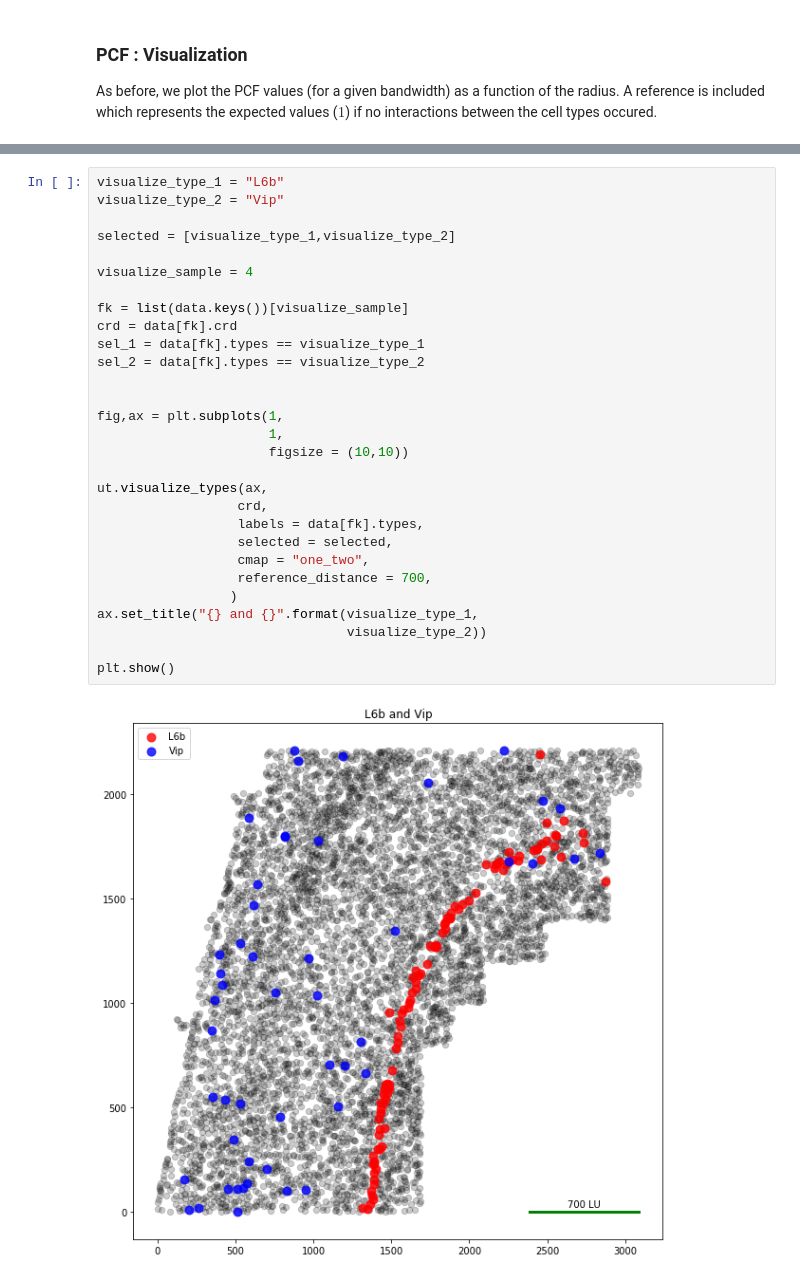
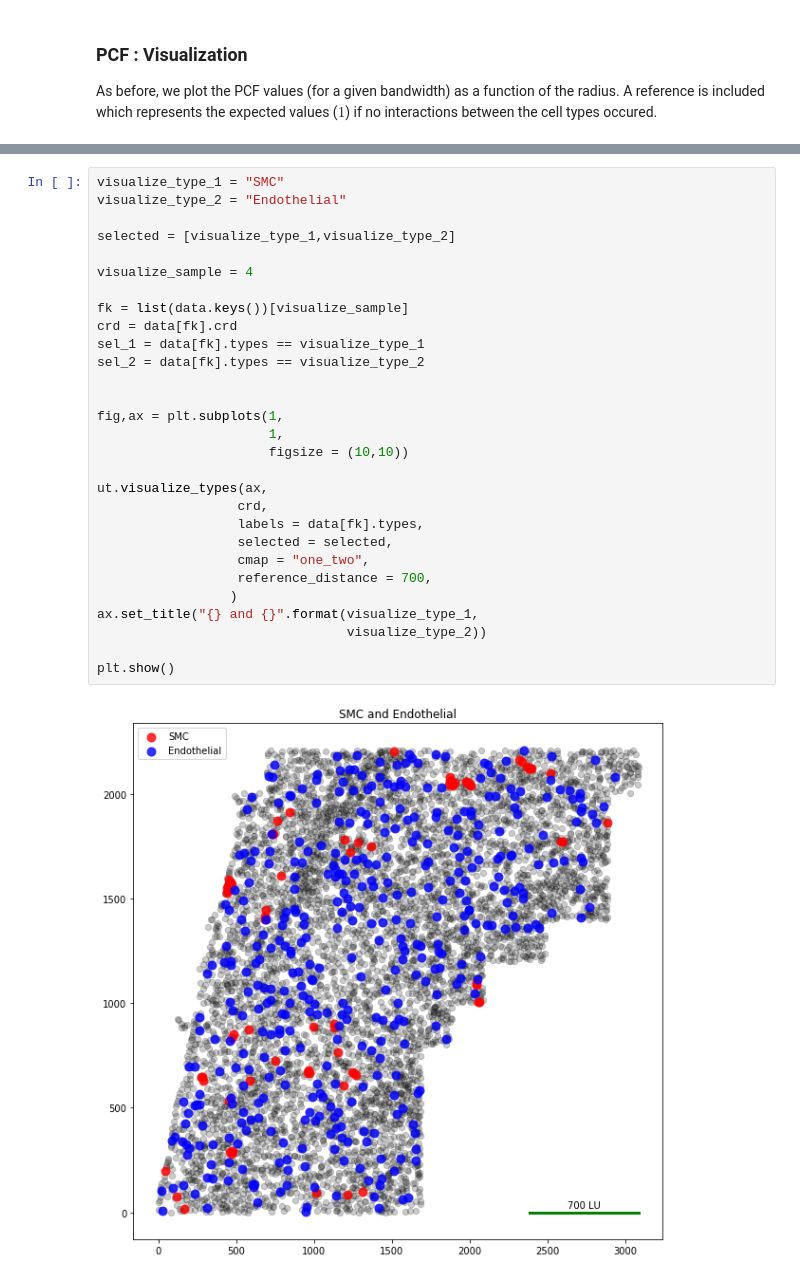
Before and after one commit to almaan/spacetx, a Jupyter notebook: spatstat/large-merfish.ipynb, the cells around one changed output, grey strips where cells are left out. Cells and saved outputs as stored; diff of their text form.

```diff
--- a/spatstat/large-merfish.ipynb
+++ b/spatstat/large-merfish.ipynb
@@ -569,31 +565,31 @@ plt.show()
 # %%
-visualize_type_1 = "L6b"
-visualize_type_2 = "Vip"
+visualize_type_1 = "SMC"
+visualize_type_2 = "Endothelial"
 
 selected = [visualize_type_1,visualize_type_2]
 
 visualize_sample = 4
 
 fk = list(data.keys())[visualize_sample]
 crd = data[fk].crd
 sel_1 = data[fk].types == visualize_type_1
 sel_2 = data[fk].types == visualize_type_2
 
 
 fig,ax = plt.subplots(1,
                       1,
                       figsize = (10,10))
 
 ut.visualize_types(ax,
                   crd,
                   labels = data[fk].types,
                   selected = selected,
                   cmap = "one_two",
                   reference_distance = 700,
                  )
 ax.set_title("{} and {}".format(visualize_type_1,
                                 visualize_type_2))
 
 plt.show()
 # %% [output]
-[figure, old version]
+[figure, new version]
```
Also changed, not shown: parts of 5 cells of this notebook, 1 other file.
